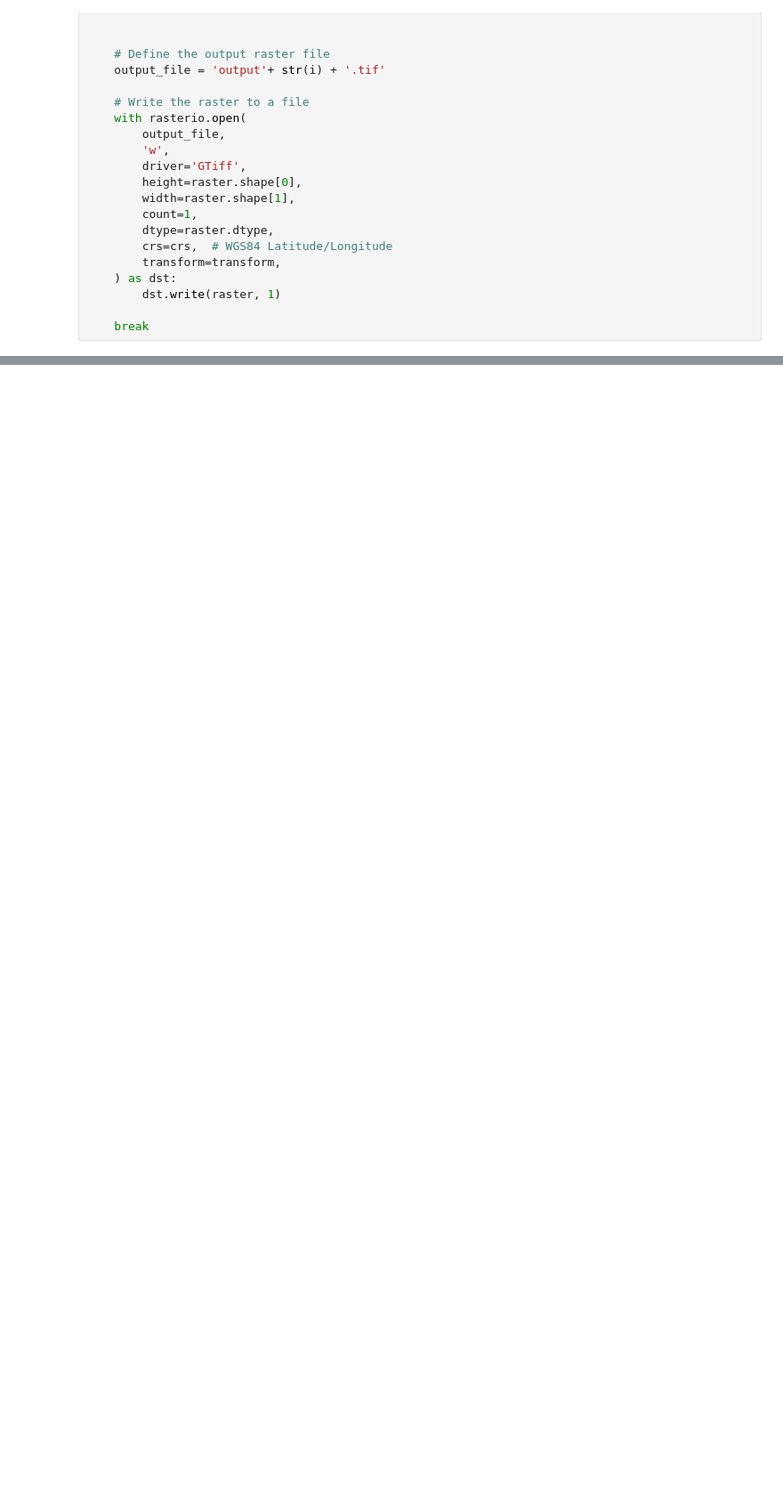
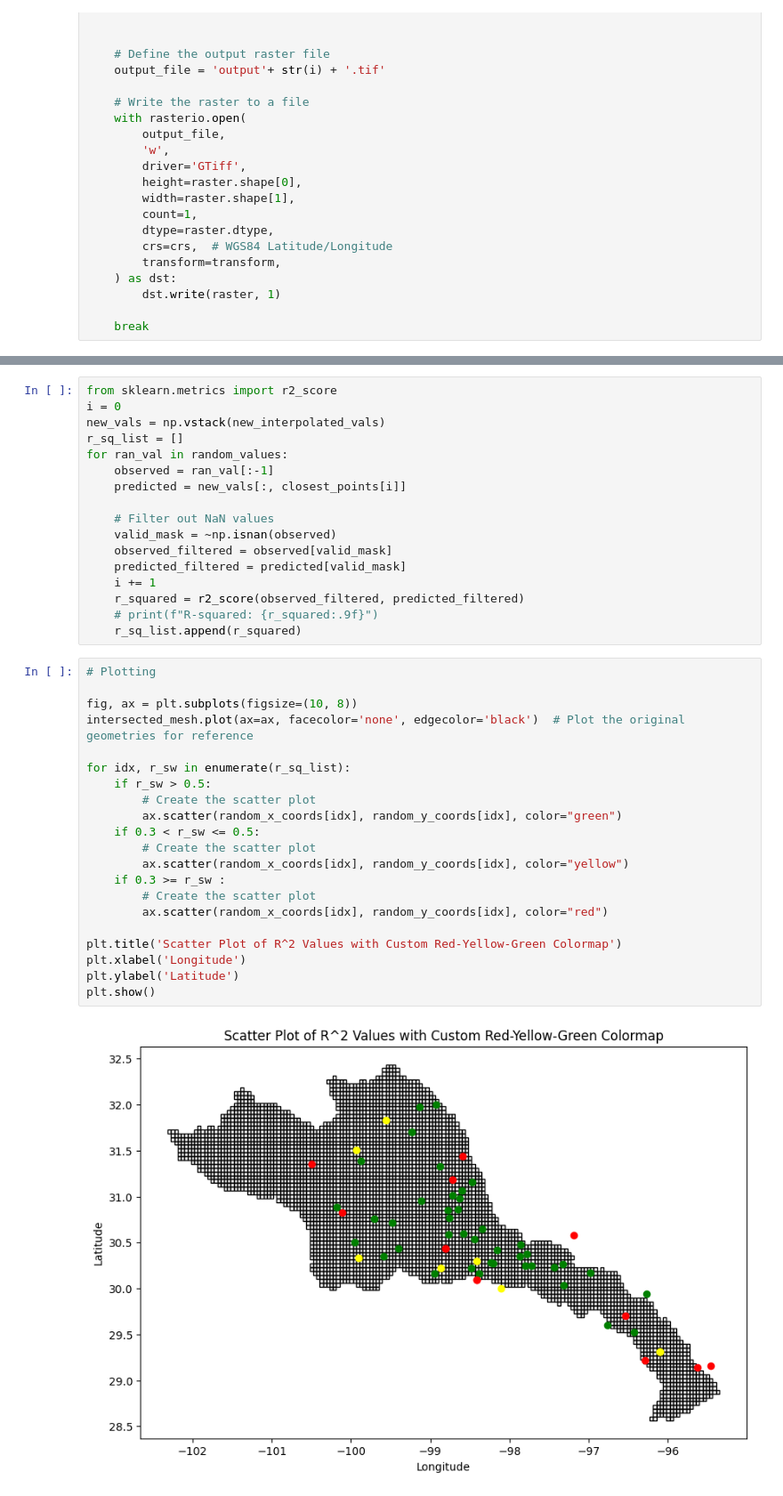
Before and after one commit to GEM-TAMU/LCRA-Interpolation, a Jupyter notebook: interpolation.ipynb, the cells around one changed output, grey strips where cells are left out. Shown at 89% size. Cells and saved outputs as stored; diff of their text form; blank space fills up the shorter version.

Commit message:
interpolation r square code added

```diff
--- a/interpolation.ipynb
+++ b/interpolation.ipynb
@@ -251,0 +292,40 @@ plt.show()
+# %%
+from sklearn.metrics import r2_score
+i = 0
+new_vals = np.vstack(new_interpolated_vals)
+r_sq_list = []
+for ran_val in random_values:
+    observed = ran_val[:-1]
+    predicted = new_vals[:, closest_points[i]]
+
+    # Filter out NaN values
+    valid_mask = ~np.isnan(observed)
+    observed_filtered = observed[valid_mask]
+    predicted_filtered = predicted[valid_mask]
+    i += 1
+    r_squared = r2_score(observed_filtered, predicted_filtered)
+    # print(f"R-squared: {r_squared:.9f}")
+    r_sq_list.append(r_squared)
+# %%
+# Plotting
+
+fig, ax = plt.subplots(figsize=(10, 8))
+intersected_mesh.plot(ax=ax, facecolor='none', edgecolor='black')  # Plot the original geometries for reference
+
+for idx, r_sw in enumerate(r_sq_list):
+    if r_sw > 0.5:
+        # Create the scatter plot
+        ax.scatter(random_x_coords[idx], random_y_coords[idx], color="green")
+    if 0.3 < r_sw <= 0.5:
+        # Create the scatter plot
+        ax.scatter(random_x_coords[idx], random_y_coords[idx], color="yellow")
+    if 0.3 >= r_sw :
+        # Create the scatter plot
+        ax.scatter(random_x_coords[idx], random_y_coords[idx], color="red")
+
+plt.title('Scatter Plot of R^2 Values with Custom Red-Yellow-Green Colormap')
+plt.xlabel('Longitude')
+plt.ylabel('Latitude')
+plt.show()
+# %% [output]
+[figure, added]
```
Also changed, not shown: parts of 6 cells of this notebook.
